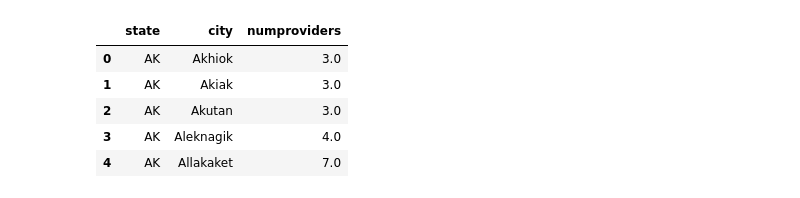
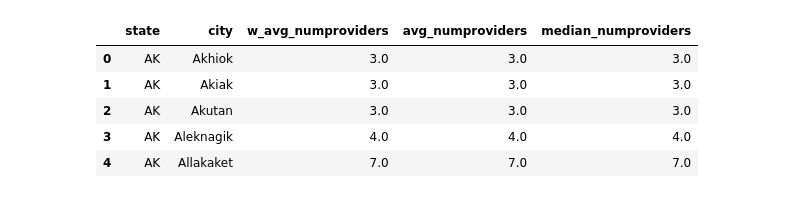
Before and after one commit to derrickchoe/remote_broadband, a Jupyter notebook: merge_broadband_remote.ipynb, the cells around one changed output. Cells and saved outputs as stored; diff of their text form; code cells hidden in the pictures.

Commit message:
add avg median pop

```diff
--- a/merge_broadband_remote.ipynb
+++ b/merge_broadband_remote.ipynb
@@ -14,7 +14,8 @@ xwalk = xwalk.loc[xwalk['PlaceName'].str.endswith('city')]
 xwalk['city'] = xwalk['PlaceName'].str.split(' city').str[0]
 xwalk['state'] = xwalk['CntyName'].str[-2:]
 xwalk['county'] = xwalk['county'].astype(int)
+xwalk['place_2000_pop'] = xwalk['pop100']
 # just keep necessary columns
-xwalk = xwalk.loc[:, ['state', 'county','city', 'afact']]
+xwalk = xwalk.loc[:, ['state', 'county','city', 'afact', 'place_2000_pop']]
 xwalk.head(5)
 # %% [output]
@@ -27,37 +28,42 @@ xwalk.head(5)
 # %%
 # FCC data via Tedi-- thank you!
 fccraw = pd.read_stata('data/US_2018_county.dta')
 ## frn codes don't map perfectly to provider name, but it just seems to be a renaming issue
 # x = (fcc.groupby('frn')['providername'].unique().str.len() > 1)
 # ntrue = x[x == 1]
 # fcc[fcc['frn'] == 4056248]
 
 ## get number of providers by city, weighting by 2000 county population
 # number of providers per county
 fcc = fccraw.groupby('county')['frn'].nunique().reset_index()
 fcc = fcc.merge(xwalk, on = 'county')
 
 # check merge
 fcc[fcc['county'] == 47037]
 
 fcc['afact'] = fcc['afact'].astype(float)
 
 # weighted average function
 def wavg(df):
     return((df['frn'] * df['afact']).sum().round())
 
 # weighted average number of providers by city
-fcc = fcc.groupby(['state','city']).apply(wavg).reset_index()
-fcc = fcc.rename(columns = {0: 'numproviders'})
+fcc_gby = fcc.groupby(['state','city'])
+fcc = fcc_gby.apply(wavg).reset_index()
+fcc = fcc.rename(columns = {0: 'w_avg_numproviders'})
+fcc = fcc.merge(fcc_gby['frn'].mean().reset_index()
+                .rename(columns = {'frn': 'avg_numproviders'}), on = ['state', 'city'])
+fcc = fcc.merge(fcc_gby['frn'].median().reset_index()
+                .rename(columns = {'frn': 'median_numproviders'}), on = ['state', 'city'])
 
 fcc.head(5)
 # %% [output]
-|  | state | city | numproviders |
-| 0 | AK | Akhiok | 3.0 |
-| 1 | AK | Akiak | 3.0 |
-| 2 | AK | Akutan | 3.0 |
-| 3 | AK | Aleknagik | 4.0 |
-| 4 | AK | Allakaket | 7.0 |
+|  | state | city | w_avg_numproviders | avg_numproviders | median_numproviders |
+| 0 | AK | Akhiok | 3.0 | 3.0 | 3.0 |
+| 1 | AK | Akiak | 3.0 | 3.0 | 3.0 |
+| 2 | AK | Akutan | 3.0 | 3.0 | 3.0 |
+| 3 | AK | Aleknagik | 4.0 | 4.0 | 4.0 |
+| 4 | AK | Allakaket | 7.0 | 7.0 | 7.0 |
 # %%
 # Work from home data
 work = pd.read_csv('data/horton_data/gcs-apr5_w_states.csv')
```
Also changed, not shown: parts of 4 cells of this notebook, 1 other file.
